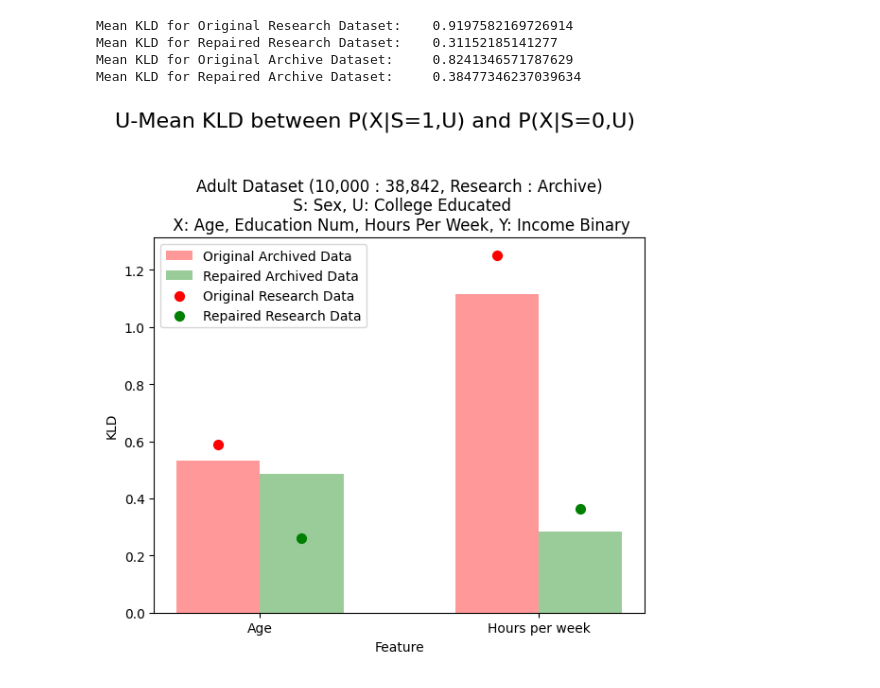
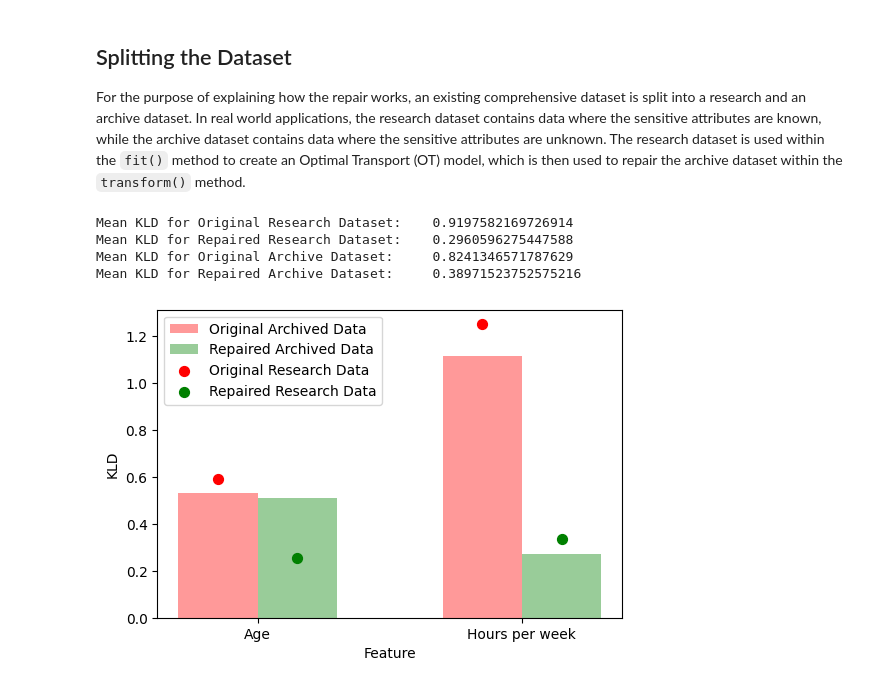
Before and after one commit to Langbridge/AIF360, a Jupyter notebook: examples/demo_distributional_repair.ipynb, the cells around one changed output. Drawn from its saved outputs; the diff is of its cells as text; code cells hidden in the pictures.

```diff
--- a/examples/demo_distributional_repair.ipynb
+++ b/examples/demo_distributional_repair.ipynb
@@ -18,5 +26,5 @@ import time
 # %%
-def load_adult_dataset(s,u,x,y):
+def load_adult_dataset(s,u,x,y, additional_cols = []):
     def custom_preprocessing(df):
         pd.set_option('future.no_silent_downcasting', True)
         def group_race(x):
@@ -50,7 +58,7 @@ def load_adult_dataset(s,u,x,y):
         privileged_classes=[[1.0]],
         instance_weights_name=None,
         categorical_features=[],
-        features_to_keep=[s]+[u]+x,
+        features_to_keep=[s]+[u]+x+additional_cols,
         na_values=[],
         custom_preprocessing=custom_preprocessing,
         features_to_drop=[],
@@ -122,4 +139,8 @@ y = 'Income Binary'
 continuous_features = ['age','hours-per-week']
 
 plot_ignored_features = ['education-num']
+# %% [markdown]
+## Splitting the Dataset
+
+For the purpose of explaining how the repair works, an existing comprehensive dataset is split into a research and an archive dataset. In real world applications, the research dataset contains data where the sensitive attributes are known, while the archive dataset contains data where the sensitive attributes are unknown. The research dataset is used within the `fit()` method to create an Optimal Transport (OT) model, which is then used to repair the archive dataset within the `transform()` method.
 # %%
@@ -130,10 +153,9 @@ data_R, data_A = data.split([n_R], shuffle=False)
 # %%
-
-d = DistributionalRepair(s,u,x,y,continuous_features,n_q)
-data_R_repaired, data_A_repaired = d.fit_transform(data_R, data_A)
 
 tilde_x_R = data_R_repaired.convert_to_dataframe()[0][x]
 tilde_x_A = data_A_repaired.convert_to_dataframe()[0][x]
+
+feats = [feat for feat in x if feat not in plot_ignored_features]
 
 kld_x_R = np.zeros(shape=(len(feats), 2))
 kld_x_tilde_R = np.zeros(shape=(len(feats), 2))
@@ -155,46 +177,46 @@ print(f"Mean KLD for Original Archive Dataset:     {np.mean(kld_x_A)}")
 print(f"Mean KLD for Repaired Archive Dataset:     {np.mean(kld_x_tilde_A)}")
 # %% [output]
 Mean KLD for Original Research Dataset:    0.9197582169726914
-Mean KLD for Repaired Research Dataset:    0.31152185141277
+Mean KLD for Repaired Research Dataset:    0.2960596275447588
 Mean KLD for Original Archive Dataset:     0.8241346571787629
-Mean KLD for Repaired Archive Dataset:     0.38477346237039634
+Mean KLD for Repaired Archive Dataset:     0.38971523752575216
 # %%
 
 
-fig, ax = plt.subplots(figsize=(6, 6))
+fig, ax = plt.subplots(1,1,figsize=(6, 4))
 
 bar_width = 0.3
 original_color = 'red'
 repaired_color = 'green'
 
 kld_x_A_mean = np.mean(kld_x_A, axis=1)
 kld_x_tilde_A_mean = np.mean(kld_x_tilde_A, axis=1)
 kld_x_R_mean = np.mean(kld_x_R, axis=1)
 kld_x_tilde_R_mean = np.mean(kld_x_tilde_R, axis=1)
 
 pos = np.arange(len(kld_x_A_mean))
 original_bars = ax.bar(x=pos - bar_width/2, height=kld_x_A_mean, width=bar_width, alpha=0.4, color=original_color)
 repaired_bars = ax.bar(x=pos + bar_width/2, height=kld_x_tilde_A_mean, width=bar_width, alpha=0.4, color=repaired_color)
 original_scatter = ax.scatter(x=pos - bar_width/2, y=kld_x_R_mean, color=original_color, marker='o', s=50)
 repaired_scatter = ax.scatter(x=pos + bar_width/2, y=kld_x_tilde_R_mean, color=repaired_color, marker='o', s=50)
 
 x_labels = [feat.replace('-', ' ').capitalize() for feat in feats if feat not in plot_ignored_features]
 ax.set_xticks(pos)
 ax.set_xticklabels(x_labels)
-ax.set_title(f"Adult Dataset ({n_R:,} : {len(tilde_x_A):,}, Research : Archive)\n S: {s.title()}, U: {u.replace('_', ' ').title()}\n X: {', '.join([x.replace('-', ' ').title() for x in x if x])}, Y: {y.replace(' ', ' ').title()}", fontsize=12)
+# ax.set_title(f"Adult Dataset ({n_R:,} : {len(tilde_x_A):,}, Research : Archive)\n S: {s.title()}, U: {u.replace('_', ' ').title()}\n X: {', '.join([x.replace('-', ' ').title() for x in x if x])}, Y: {y.replace(' ', ' ').title()}", fontsize=12)
 
 handles = [original_bars, repaired_bars, original_scatter, repaired_scatter]
 labels = ['Original Archived Data', 'Repaired Archived Data', 'Original Research Data', 'Repaired Research Data']
 
 ax.legend(handles, labels)
 ax.set_ylabel("KLD")
 ax.set_xlabel("Feature")
 
-plt.suptitle("U-Mean KLD between P(X|S=1,U) and P(X|S=0,U)", fontsize=16)
-plt.tight_layout(rect=[0, 0, 1, 0.95])
+# plt.suptitle("U-Mean KLD between P(X|S=1,U) and P(X|S=0,U)", fontsize=16)
+# plt.tight_layout(rect=[0, 0, 1, 0.95])
 plt.show()
 # %% [output]
-[figure, old version]
+[figure, new version]
 # %%
 dataset_tests = [
     {'data_loader': load_compas_dataset,
```
Also changed, not shown: parts of 26 cells of this notebook, 4 other files.
